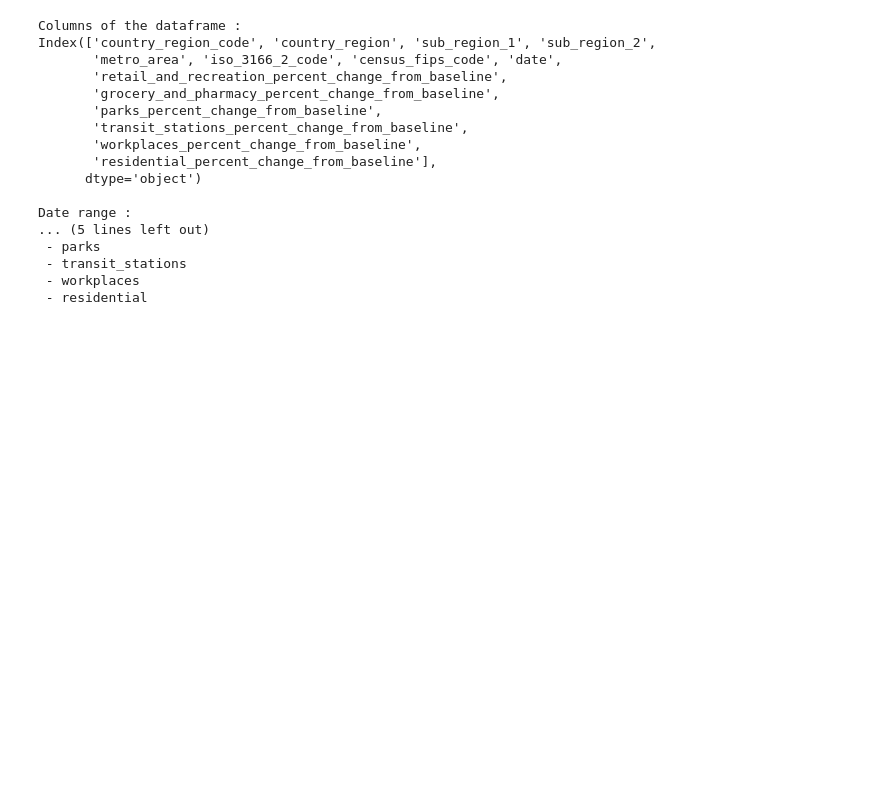
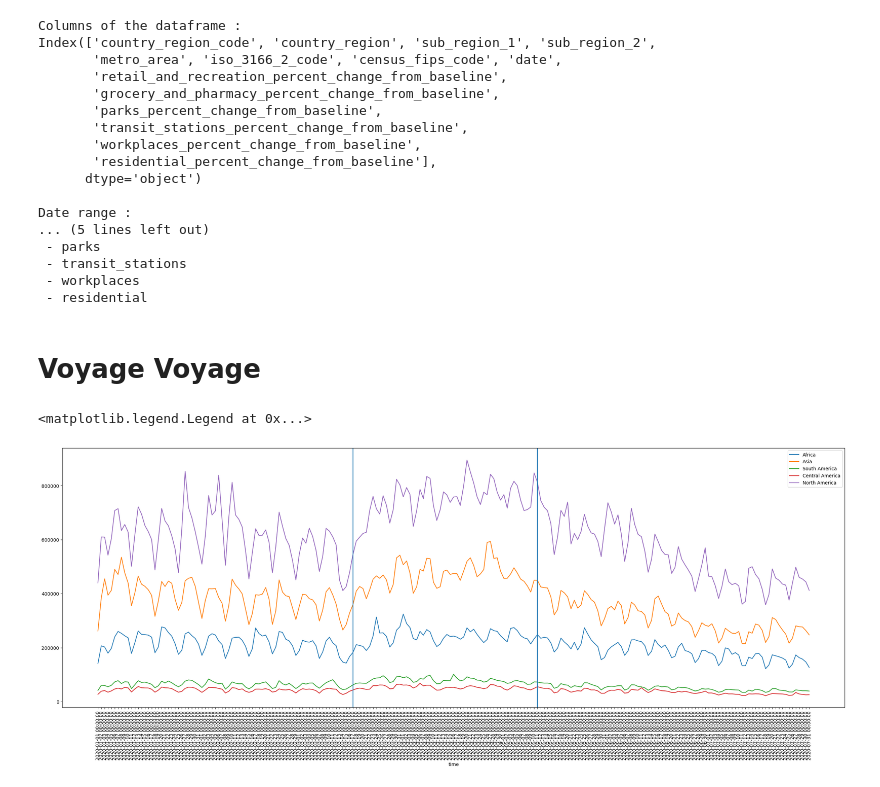
Before and after one commit to epfl-ada/ada-2022-project-datamineurs, a Jupyter notebook: ADA_coronawiki_project.ipynb, the cells around one changed output. Cells and saved outputs as stored; diff of their text form; code cells hidden in the pictures; blank space fills up the shorter version.

```diff
--- a/ADA_coronawiki_project.ipynb
+++ b/ADA_coronawiki_project.ipynb
@@ -274,3 +293,30 @@ Date range :
  - transit_stations
  - workplaces
  - residential
+# %% [markdown]
+# Voyage Voyage
+# %%
+africa = list(json_timeseries['fr']['topics']['Geography.Regions.Africa.Africa*']['sum'].values())
+asia = list(json_timeseries['fr']['topics']['Geography.Regions.Asia.Asia*']['sum'].values())
+south_america = list(json_timeseries['fr']['topics']['Geography.Regions.Americas.South America']['sum'].values())
+central_america = list(json_timeseries['fr']['topics']['Geography.Regions.Americas.Central America']['sum'].values())
+north_america = list(json_timeseries['fr']['topics']['Geography.Regions.Americas.North America']['sum'].values())
+
+time = list(json_timeseries['fr']['topics']['Geography.Regions.Africa.Africa*']['sum'].keys())
+
+import matplotlib.pyplot as plt
+fig = plt.figure(figsize=(30,10))
+plt.plot(time[730:],africa[730:],label='Africa')
+plt.plot(asia[730:],label='Asia')
+plt.plot(south_america[730:],label='South America')
+plt.plot(central_america[730:],label='Central America')
+plt.plot(north_america[730:],label='North America')
+plt.xticks(fontsize=10, rotation=90)
+plt.xlabel('time')
+plt.axvline(x=806-730)
+plt.axvline(x=861-730)
+
+plt.legend()
+# %% [output]
+<matplotlib.legend.Legend at 0x...>
+[figure, added]
```
Also changed, not shown: parts of 5 cells of this notebook, 1 other file.
